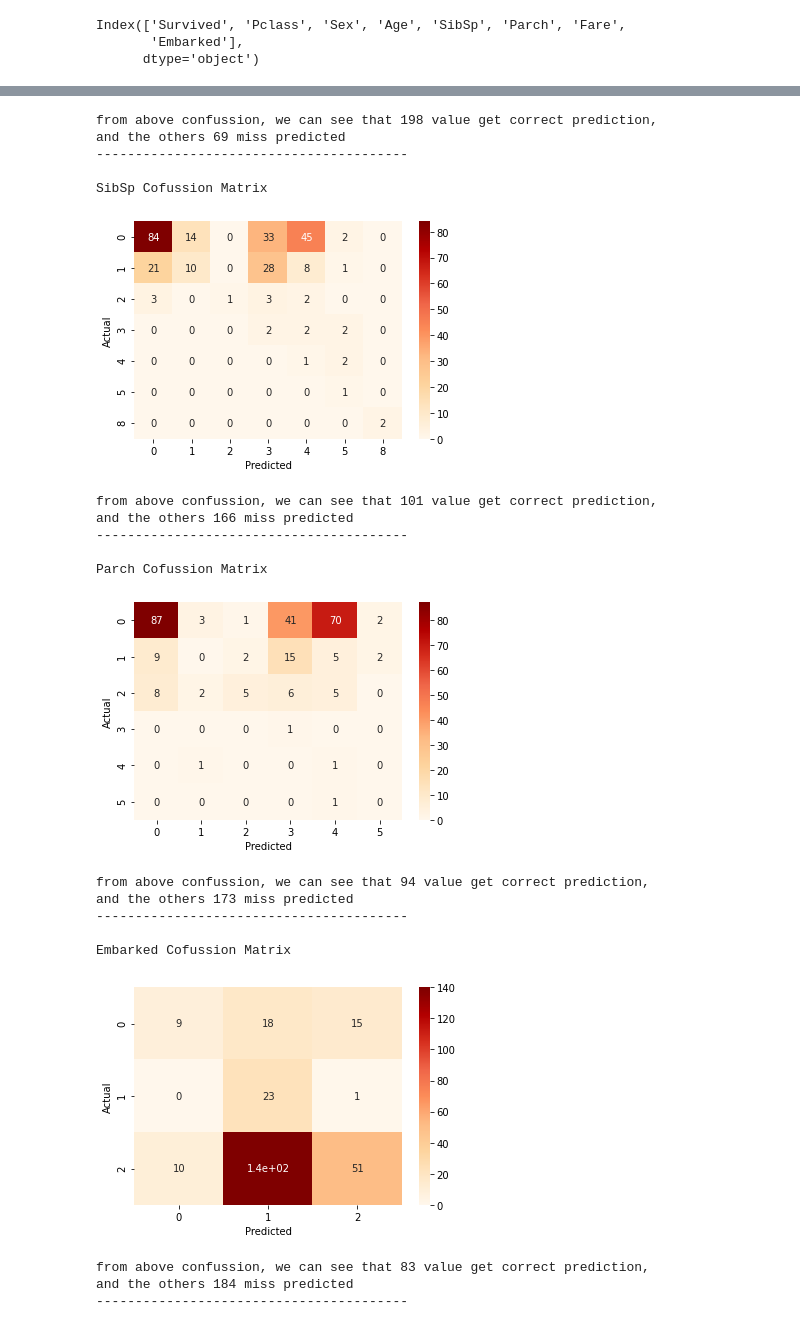
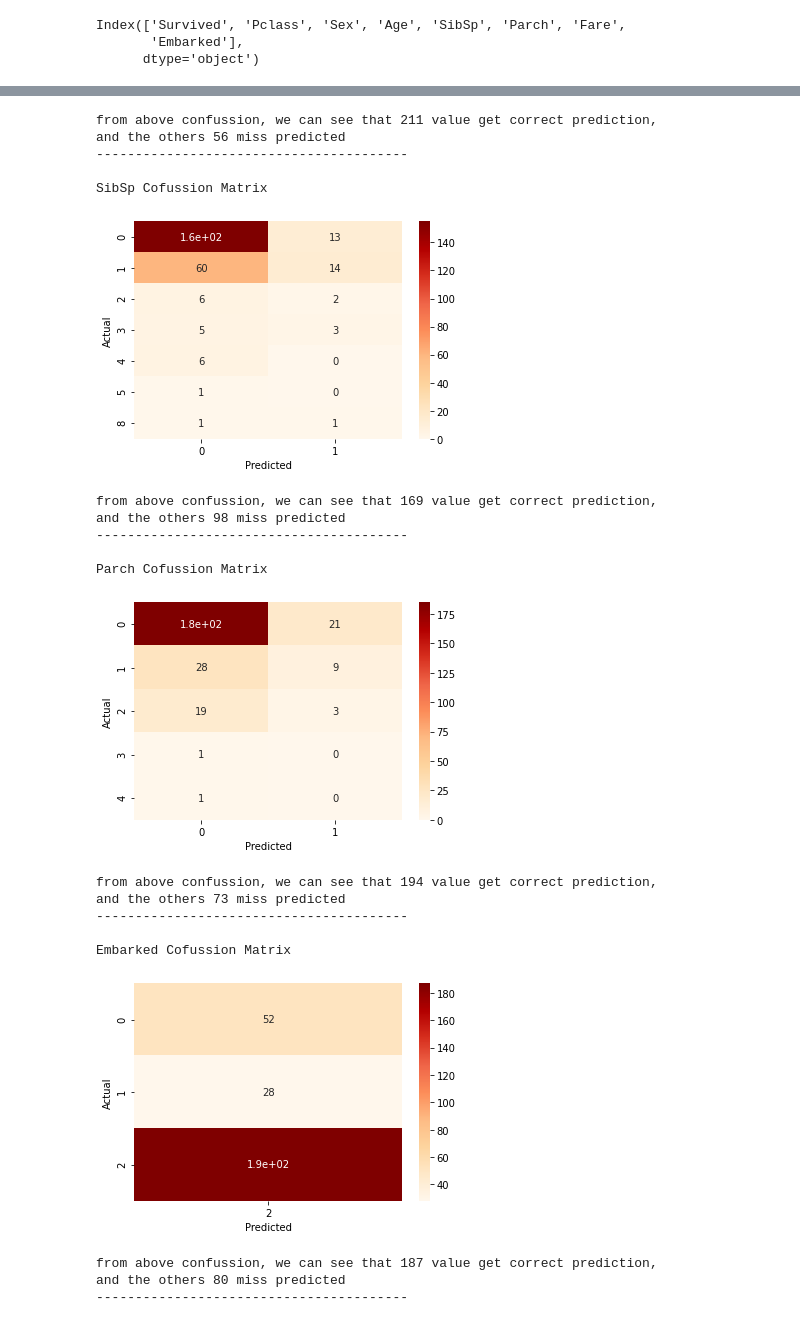
Before and after one commit to hilmandei/LetsUpgrade-AI-ML, a Jupyter notebook: Day-25/NB_Titanic_Dataset.ipynb, the cells around one changed output, grey strips where cells are left out. Drawn from its saved outputs; the diff is of its cells as text; code cells hidden in the pictures.

```diff
--- a/Day-25/NB_Titanic_Dataset.ipynb
+++ b/Day-25/NB_Titanic_Dataset.ipynb
@@ -227,10 +225,10 @@ all_score['Survived'] = survived_score_gnb
 for dv in dv_variable:
     X = df_converted.drop(dv, axis =1)
     y = df_converted[dv]
-    X_train2, X_test2,y_train2, y_test2 = train_test_split(X, y, test_size = 0.3,
-                                                       random_state = 25)
+    X_train2, X_test2, y_train2, y_test2 = train_test_split(X, y, test_size = 0.3,
+                                                       random_state = 10)
 
-    gnb = GaussianNB()
+    gnb = BernoulliNB()
     gnb.fit(X_train2, y_train2)
     pred2 = gnb.predict(X_test2)
 
@@ -244,11 +242,16 @@ for dv in dv_variable:
     sns.heatmap(confusion_matrix2, annot=True, cmap='OrRd')
     plt.show()
 
-    val2 = np.diag(confusion_matrix2).sum()
-    mis2 = np.array(confusion_matrix2)
-    np.fill_diagonal(mis2, 0)
-    text = f"""from above confussion, we can see that {val2} value get correct prediction,
-and the others {mis2.sum()} miss predicted"""
+    temp = []
+    for i in confusion_matrix2.columns:
+        for x in confusion_matrix2.index:
+            if x == i :
+                temp.append(confusion_matrix2.loc[x, i])
+
+    val = sum(temp)
+
+    text = f"""from above confussion, we can see that {val} value get correct prediction,
+and the others {len(y_test2) - val} miss predicted"""
     print(text)
 
     print('----------------------------------------\n')
@@ -264,22 +267,22 @@ Sex Cofussion Matrix
-from above confussion, we can see that 198 value get correct prediction,
-and the others 69 miss predicted
+from above confussion, we can see that 211 value get correct prediction,
+and the others 56 miss predicted
 ----------------------------------------
 
 SibSp Cofussion Matrix
-[figure, old version]
+[figure, new version]
-from above confussion, we can see that 101 value get correct prediction,
-and the others 166 miss predicted
+from above confussion, we can see that 169 value get correct prediction,
+and the others 98 miss predicted
 ----------------------------------------
 
 Parch Cofussion Matrix
-[figure, old version]
+[figure, new version]
-from above confussion, we can see that 94 value get correct prediction,
-and the others 173 miss predicted
+from above confussion, we can see that 194 value get correct prediction,
+and the others 73 miss predicted
 ----------------------------------------
 
 Embarked Cofussion Matrix
-[figure, old version]
+[figure, new version]
-from above confussion, we can see that 83 value get correct prediction,
-and the others 184 miss predicted
+from above confussion, we can see that 187 value get correct prediction,
+and the others 80 miss predicted
 ----------------------------------------
 # %%
```
Also changed, not shown: parts of 3 cells of this notebook.
